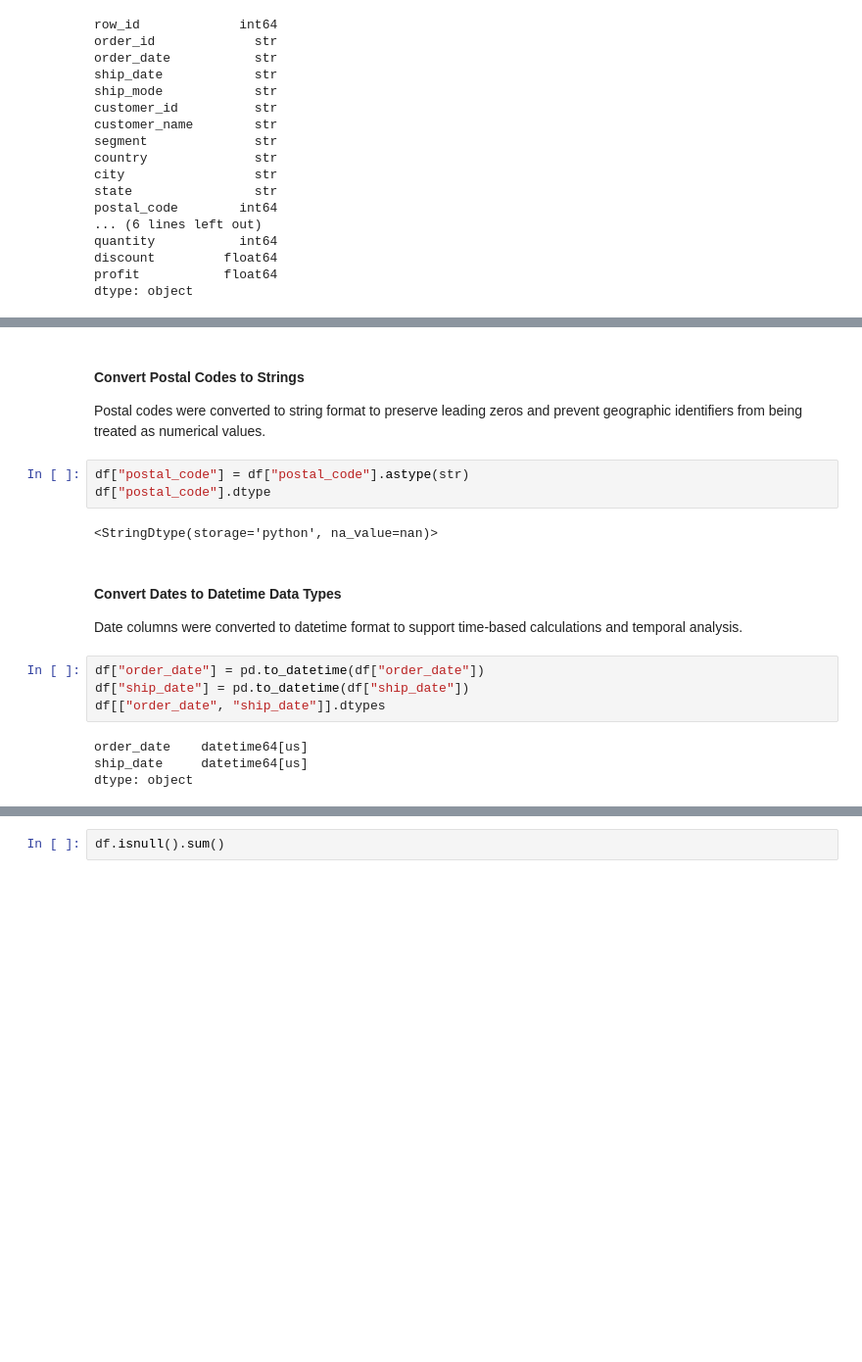
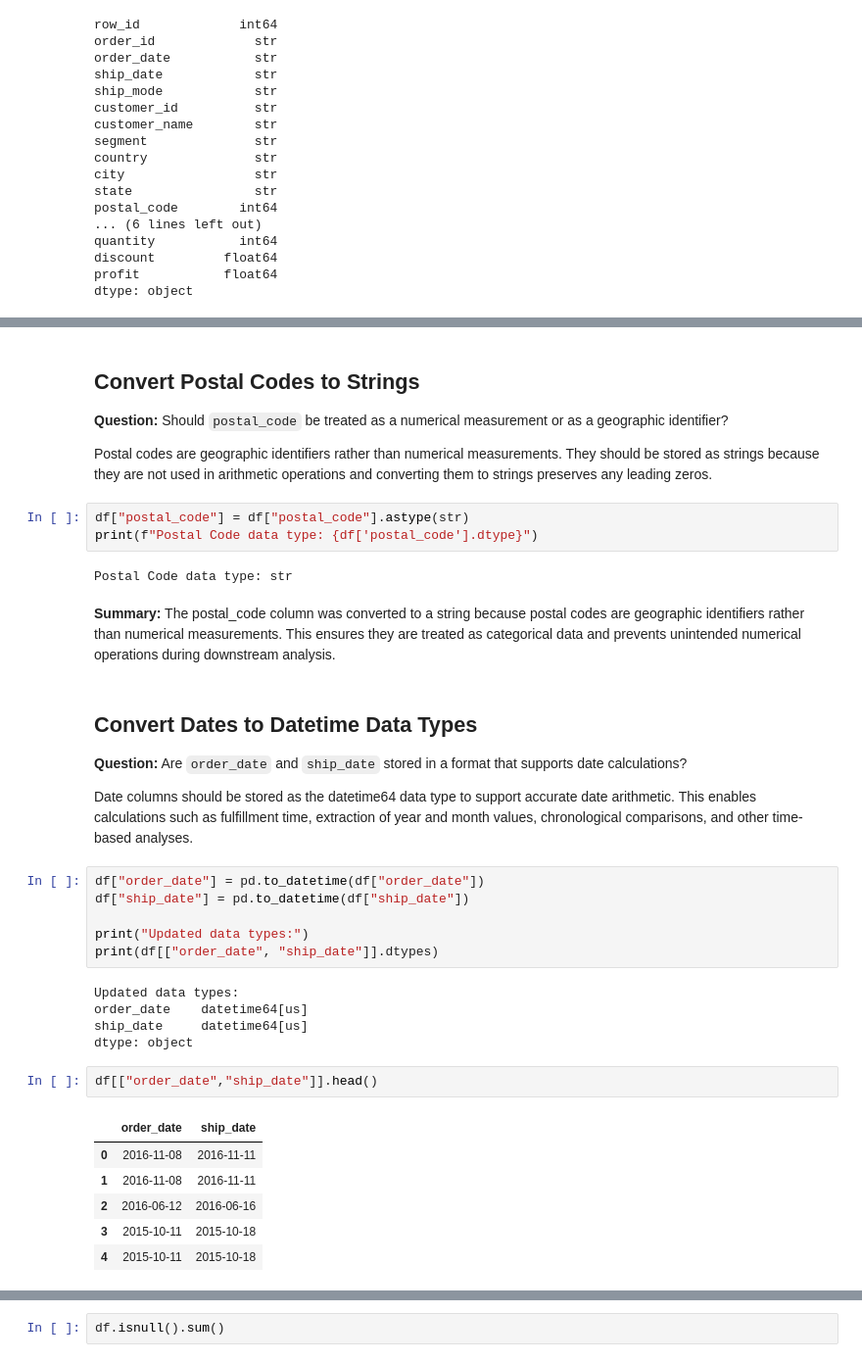
Before and after one commit to danigeiger/e_commerce_duckdb_project, a Jupyter notebook: notebooks/01_data_preprocessing.ipynb, the cells around one changed output, grey strips where cells are left out. Shown at 98% size. Saved outputs shown, nothing was run; the diff lists cells and outputs as text; blank space fills up the shorter version.

```diff
--- a/notebooks/01_data_preprocessing.ipynb
+++ b/notebooks/01_data_preprocessing.ipynb
@@ -127,21 +80,39 @@ dtype: object
 # %% [markdown]
-#### Convert Postal Codes to Strings
+## Convert Postal Codes to Strings
 
-Postal codes were converted to string format to preserve leading zeros and prevent geographic identifiers from being treated as numerical values.
+**Question:** Should `postal_code` be treated as a numerical measurement or as a geographic identifier?
+
+Postal codes are geographic identifiers rather than numerical measurements. They should be stored as strings because they are not used in arithmetic operations and converting them to strings preserves any leading zeros.
 # %%
 df["postal_code"] = df["postal_code"].astype(str)
-df["postal_code"].dtype
+print(f"Postal Code data type: {df['postal_code'].dtype}")
 # %% [output]
-<StringDtype(storage='python', na_value=nan)>
+Postal Code data type: str
+# %% [markdown]
+**Summary:** The postal_code column was converted to a string because postal codes are geographic identifiers rather than numerical measurements. This ensures they are treated as categorical data and prevents unintended numerical operations during downstream analysis.
 # %% [markdown]
-#### Convert Dates to Datetime Data Types
+## Convert Dates to Datetime Data Types
 
-Date columns were converted to datetime format to support time-based calculations and temporal analysis.
+**Question:** Are `order_date` and `ship_date` stored in a format that supports date calculations?
+
+Date columns should be stored as the datetime64 data type to support accurate date arithmetic. This enables calculations such as fulfillment time, extraction of year and month values, chronological comparisons, and other time-based analyses.
 # %%
 df["order_date"] = pd.to_datetime(df["order_date"])
 df["ship_date"] = pd.to_datetime(df["ship_date"])
-df[["order_date", "ship_date"]].dtypes
+
+print("Updated data types:")
+print(df[["order_date", "ship_date"]].dtypes)
 # %% [output]
+Updated data types:
 order_date    datetime64[us]
 ship_date     datetime64[us]
 dtype: object
+# %%
+df[["order_date","ship_date"]].head()
+# %% [output]
+|  | order_date | ship_date |
+| 0 | 2016-11-08 | 2016-11-11 |
+| 1 | 2016-11-08 | 2016-11-11 |
+| 2 | 2016-06-12 | 2016-06-16 |
+| 3 | 2015-10-11 | 2015-10-18 |
+| 4 | 2015-10-11 | 2015-10-18 |
```
Also changed, not shown: parts of 71 cells of this notebook.
